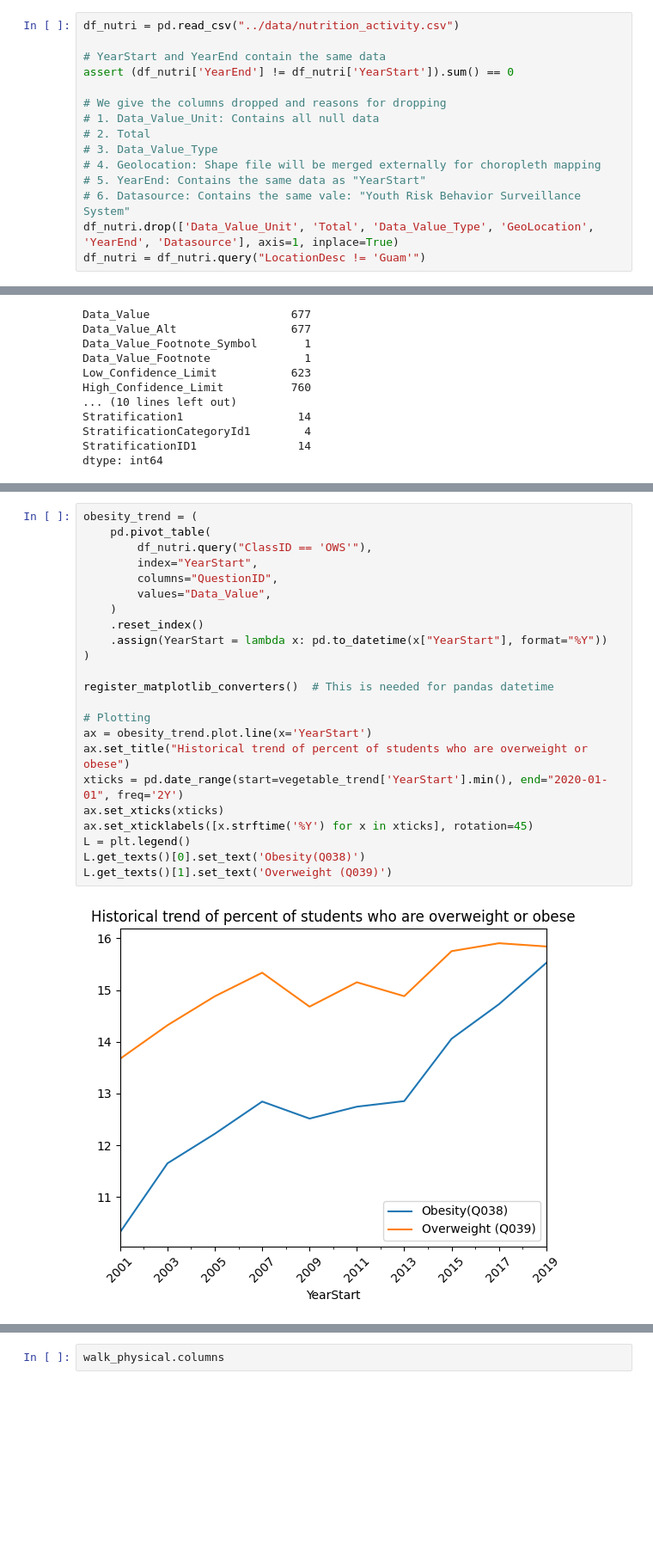
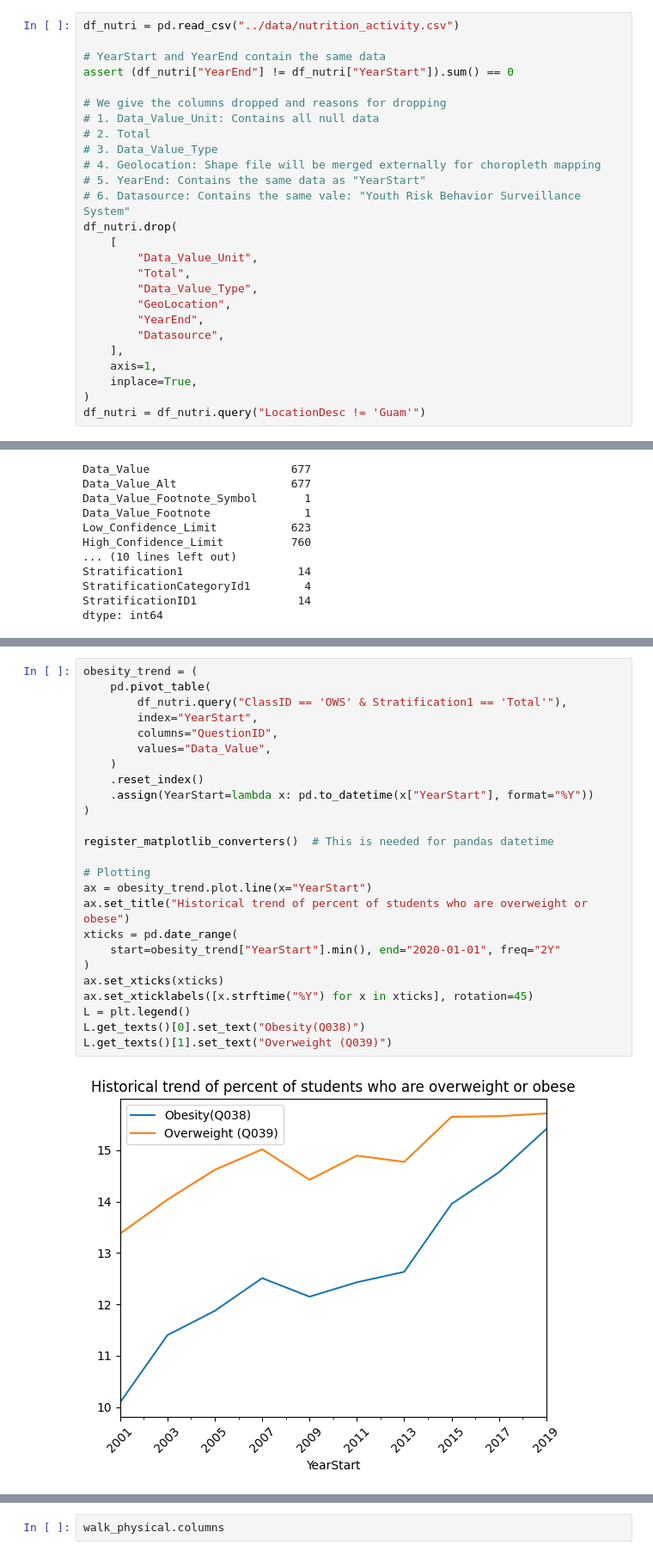
Before and after one commit to Ludougan123234/si618-project, a Jupyter notebook: nb/randy.ipynb, the cells around one changed output, grey strips where cells are left out. Shown at 86% size. Saved outputs shown, nothing was run; the diff lists cells and outputs as text; blank space fills up the shorter version.

```diff
--- a/nb/randy.ipynb
+++ b/nb/randy.ipynb
@@ -63,7 +76,7 @@ ax.vlines(df_walk['Walk Score'].mean(), 0, 1000)
 df_nutri = pd.read_csv("../data/nutrition_activity.csv")
 
 # YearStart and YearEnd contain the same data
-assert (df_nutri['YearEnd'] != df_nutri['YearStart']).sum() == 0
+assert (df_nutri["YearEnd"] != df_nutri["YearStart"]).sum() == 0
 
 # We give the columns dropped and reasons for dropping
 # 1. Data_Value_Unit: Contains all null data
@@ -72,7 +85,18 @@ assert (df_nutri['YearEnd'] != df_nutri['YearStart']).sum() == 0
 # 4. Geolocation: Shape file will be merged externally for choropleth mapping
 # 5. YearEnd: Contains the same data as "YearStart"
 # 6. Datasource: Contains the same vale: "Youth Risk Behavior Surveillance System"
-df_nutri.drop(['Data_Value_Unit', 'Total', 'Data_Value_Type', 'GeoLocation', 'YearEnd', 'Datasource'], axis=1, inplace=True)
+df_nutri.drop(
+    [
+        "Data_Value_Unit",
+        "Total",
+        "Data_Value_Type",
+        "GeoLocation",
+        "YearEnd",
+        "Datasource",
+    ],
+    axis=1,
+    inplace=True,
+)
 df_nutri = df_nutri.query("LocationDesc != 'Guam'")
 # %%
 df_nutri.info()
@@ -196,28 +248,30 @@ pd.pivot_table(
 # %%
 obesity_trend = (
     pd.pivot_table(
-        df_nutri.query("ClassID == 'OWS'"),
+        df_nutri.query("ClassID == 'OWS' & Stratification1 == 'Total'"),
         index="YearStart",
         columns="QuestionID",
         values="Data_Value",
     )
     .reset_index()
-    .assign(YearStart = lambda x: pd.to_datetime(x["YearStart"], format="%Y"))
+    .assign(YearStart=lambda x: pd.to_datetime(x["YearStart"], format="%Y"))
 )
 
 register_matplotlib_converters()  # This is needed for pandas datetime
 
 # Plotting
-ax = obesity_trend.plot.line(x='YearStart')
+ax = obesity_trend.plot.line(x="YearStart")
 ax.set_title("Historical trend of percent of students who are overweight or obese")
-xticks = pd.date_range(start=vegetable_trend['YearStart'].min(), end="2020-01-01", freq='2Y')
+xticks = pd.date_range(
+    start=obesity_trend["YearStart"].min(), end="2020-01-01", freq="2Y"
+)
 ax.set_xticks(xticks)
-ax.set_xticklabels([x.strftime('%Y') for x in xticks], rotation=45)
+ax.set_xticklabels([x.strftime("%Y") for x in xticks], rotation=45)
 L = plt.legend()
-L.get_texts()[0].set_text('Obesity(Q038)')
-L.get_texts()[1].set_text('Overweight (Q039)')
+L.get_texts()[0].set_text("Obesity(Q038)")
+L.get_texts()[1].set_text("Overweight (Q039)")
 # %% [output]
-[figure, old version]
+[figure, new version]
 # %%
 soda_trend = (
     pd.pivot_table(
```
Also changed, not shown: parts of 36 cells of this notebook, 2 other files.
